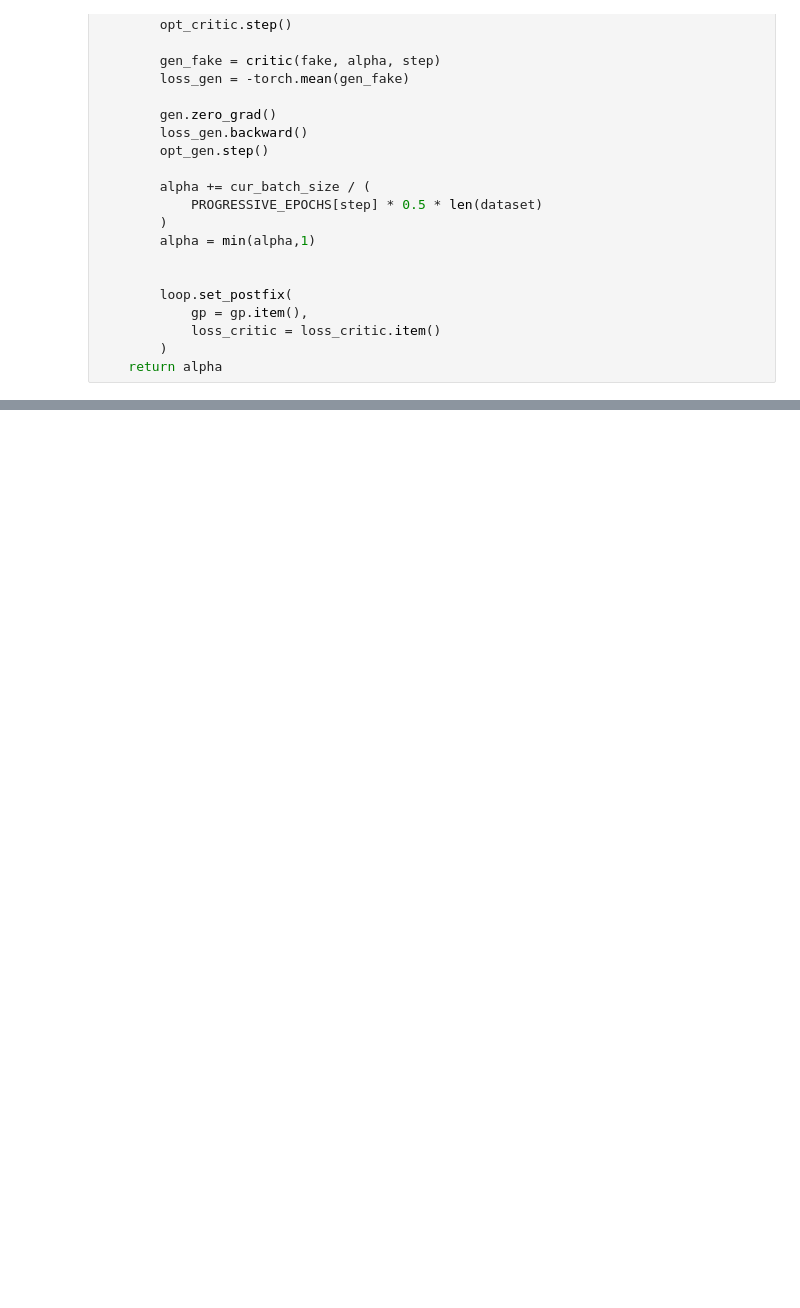
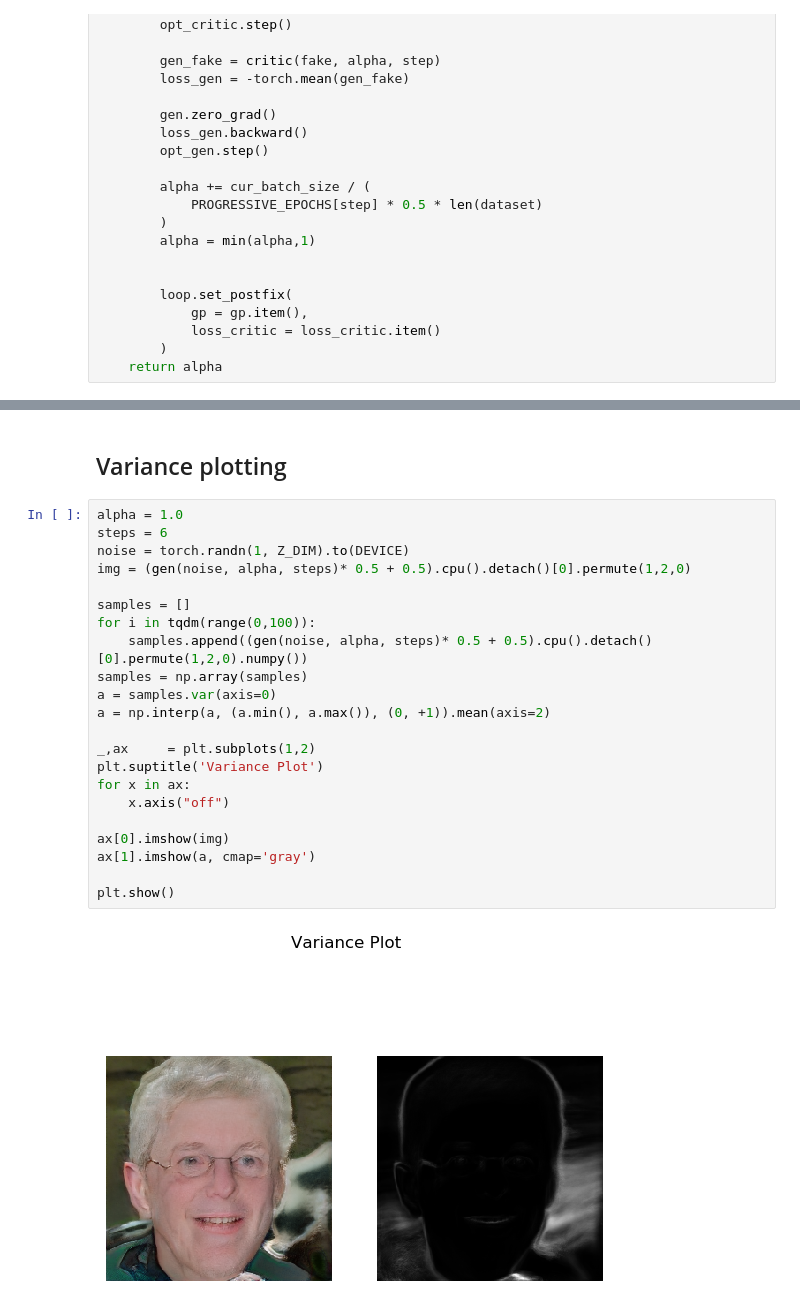
Before and after one commit to Aa20475/StyleGAN, a Jupyter notebook: Main.ipynb, the cells around one changed output, grey strips where cells are left out. Saved outputs shown, nothing was run; the diff lists cells and outputs as text; blank space fills up the shorter version.

```diff
--- a/Main.ipynb
+++ b/Main.ipynb
@@ -509,0 +594,26 @@ Epoch [15/ 30
+# %% [markdown]
+## Variance plotting
+# %%
+alpha = 1.0
+steps = 6
+noise = torch.randn(1, Z_DIM).to(DEVICE)
+img = (gen(noise, alpha, steps)* 0.5 + 0.5).cpu().detach()[0].permute(1,2,0)
+
+samples = []
+for i in tqdm(range(0,100)):
+    samples.append((gen(noise, alpha, steps)* 0.5 + 0.5).cpu().detach()[0].permute(1,2,0).numpy())
+samples = np.array(samples)
+a = samples.var(axis=0)
+a = np.interp(a, (a.min(), a.max()), (0, +1)).mean(axis=2)
+
+_,ax     = plt.subplots(1,2)
+plt.suptitle('Variance Plot')
+for x in ax:
+    x.axis("off")
+
+ax[0].imshow(img)
+ax[1].imshow(a, cmap='gray')
+
+plt.show()
+# %% [output]
+[figure, added]
```
Also changed, not shown: parts of 18 cells of this notebook, 27 other files.
